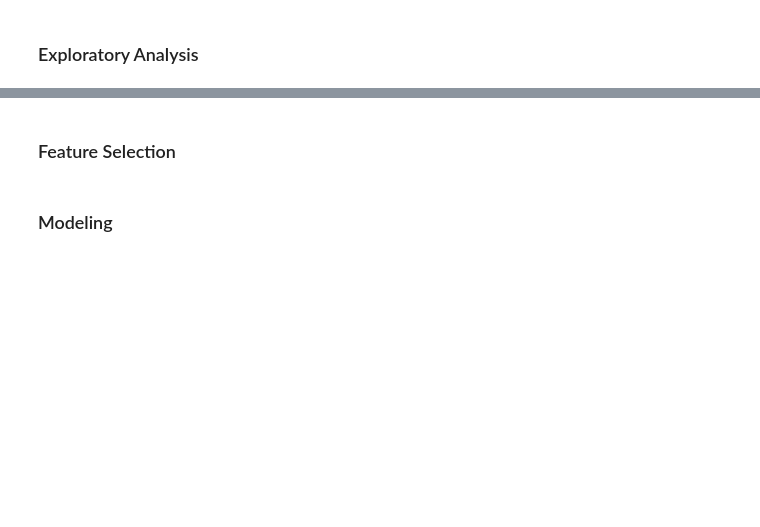
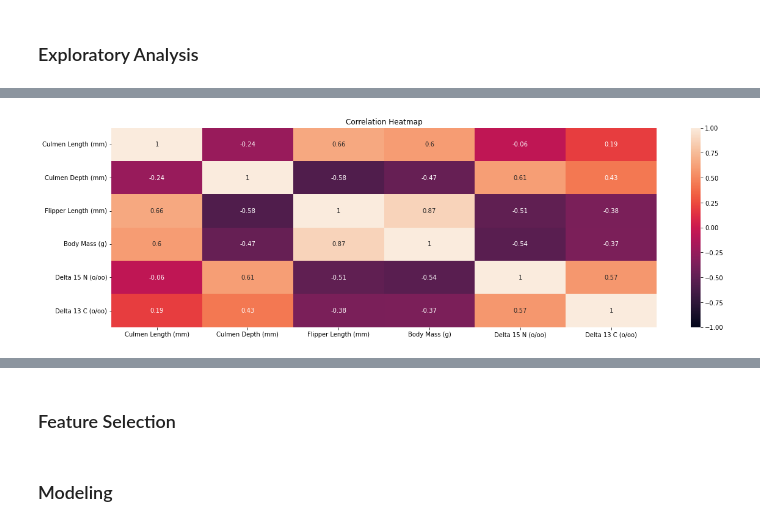
Before and after one commit to ryankkien/penguinsproject, a Jupyter notebook: penguinsproject.ipynb, the cells around one changed output, grey strips where cells are left out. Drawn from its saved outputs; the diff is of its cells as text; code cells hidden in the pictures; blank space fills up the shorter version.

```diff
--- a/penguinsproject.ipynb
+++ b/penguinsproject.ipynb
@@ -26,11 +31,7 @@ penguins
 | 343 | PAL0910 | 124 | Gentoo penguin (Pygoscelis papua) | Anvers | Biscoe | Adult, 1 Egg Stage | N43A2 | Yes | ... |
 344 rows × 17 columns
 # %%
-X = penguins[['Island', 'Flipper Length (mm)', 'Body Mass (g)']]
-y = penguins[['Species']]
-from sklearn.model_selection import train_test_split
-X_train, X_test, y_train, y_test = train_test_split(X, y, test_size = 0.2, random_state = 2)
-X_train.dropna()
-X_test.dropna()
-y_train.dropna()
-y_test.dropna()
+X = penguins[['Island','Culmen Length (mm)','Clutch Completion','Culmen Depth (mm)',
+              'Flipper Length (mm)','Body Mass (g)','Sex','Delta 15 N (o/oo)','Delta 13 C (o/oo)']]
+y = penguins['Species']
+X_train, X_test, y_train, y_test = train_test_split(X, y, test_size=0.2, random_state=42)
@@ -51,2 +114,6 @@ y_test.dropna()
 # %% [markdown]
 ### Exploratory Analysis
+# %%
+train = pd.concat([X_train,y_train], axis=1)
+test = pd.concat([X_test,y_test], axis=1)
+penguins2 = pd.concat([train,test], axis=0)
@@ -52,0 +162,7 @@ y_test.dropna()
+# %%
+plt.figure(figsize=(20, 6))
+heatmap = sns.heatmap(penguins2.corr(), vmin=-1, vmax=1, annot=True)
+heatmap.set_title('Correlation Heatmap')
+plt.show()
+# %% [output]
+[figure, added]
```
Also changed, not shown: parts of 12 cells of this notebook, 1 other file.
